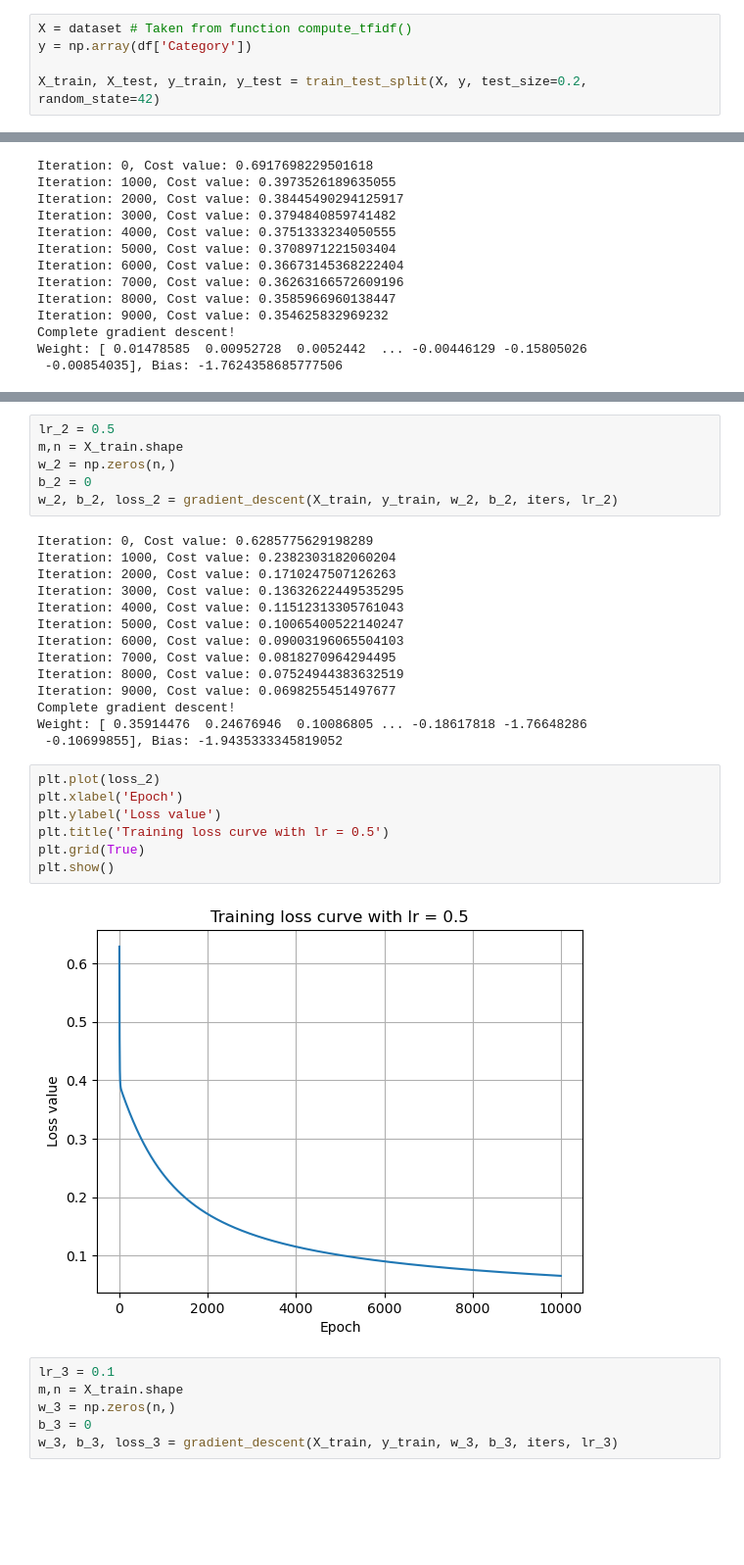
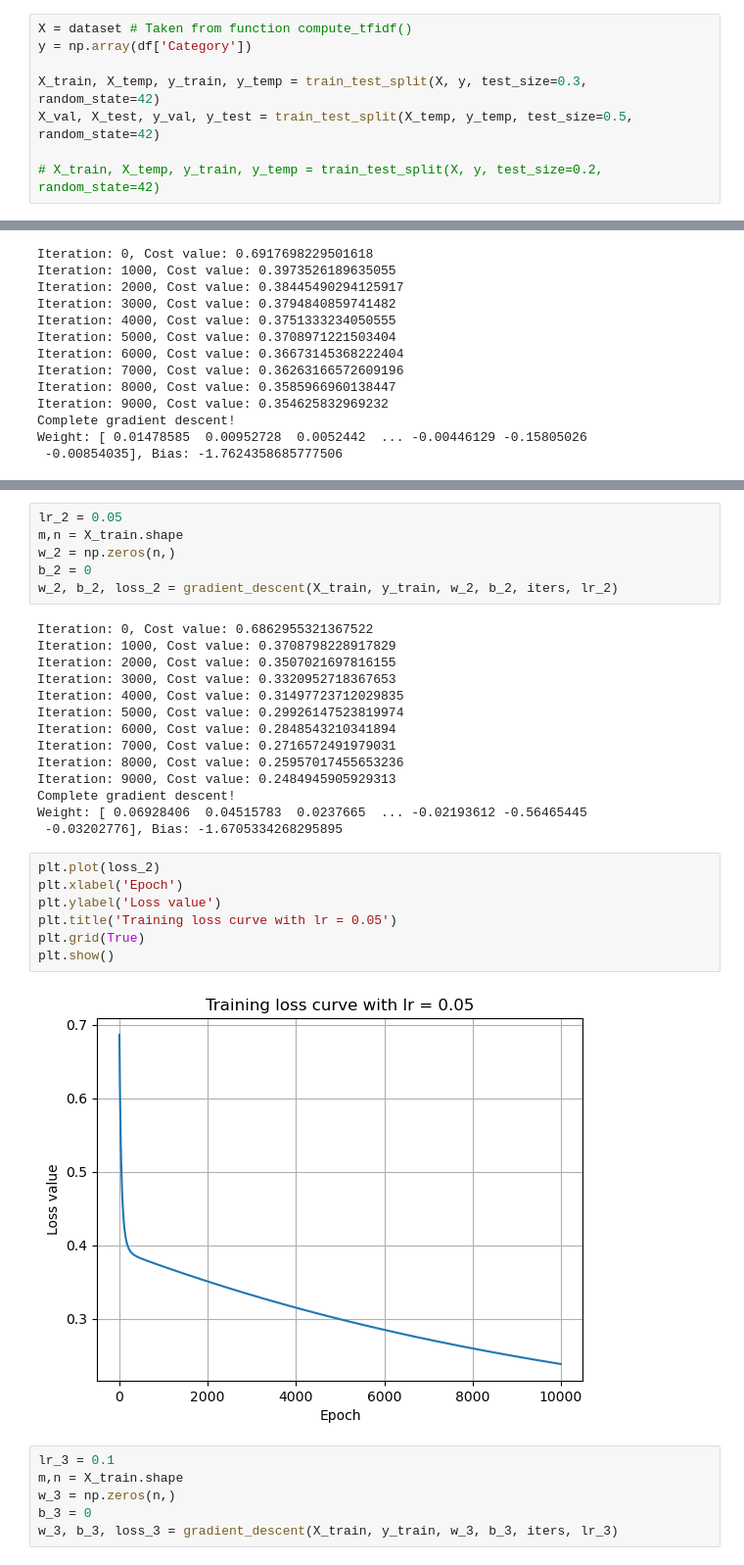
Before and after one commit to quangminh141005/Midterm_Machine_learning, a Jupyter notebook: Spam_mail/Spam_mail.ipynb, the cells around one changed output, grey strips where cells are left out. Shown at 98% size. Saved outputs shown, nothing was run; the diff lists cells and outputs as text; blank space fills up the shorter version.

```diff
--- a/Spam_mail/Spam_mail.ipynb
+++ b/Spam_mail/Spam_mail.ipynb
@@ -180,7 +180,10 @@ def check_threshold(x, threshold):
 X = dataset # Taken from function compute_tfidf()
 y = np.array(df['Category'])
 
-X_train, X_test, y_train, y_test = train_test_split(X, y, test_size=0.2, random_state=42)
+X_train, X_temp, y_train, y_temp = train_test_split(X, y, test_size=0.3, random_state=42)
+X_val, X_test, y_val, y_test = train_test_split(X_temp, y_temp, test_size=0.5, random_state=42)
+
+# X_train, X_temp, y_train, y_temp = train_test_split(X, y, test_size=0.2, random_state=42)
 # %%
 iters = 10000
 lr_1 = 0.01
@@ -218,32 +219,32 @@ plt.show()
 # %%
-lr_2 = 0.5
+lr_2 = 0.05
 m,n = X_train.shape
 w_2 = np.zeros(n,)
 b_2 = 0
 w_2, b_2, loss_2 = gradient_descent(X_train, y_train, w_2, b_2, iters, lr_2)
 # %% [output]
-Iteration: 0, Cost value: 0.6285775629198289
-Iteration: 1000, Cost value: 0.2382303182060204
-Iteration: 2000, Cost value: 0.1710247507126263
-Iteration: 3000, Cost value: 0.13632622449535295
-Iteration: 4000, Cost value: 0.11512313305761043
-Iteration: 5000, Cost value: 0.10065400522140247
-Iteration: 6000, Cost value: 0.09003196065504103
-Iteration: 7000, Cost value: 0.0818270964294495
-Iteration: 8000, Cost value: 0.07524944383632519
-Iteration: 9000, Cost value: 0.0698255451497677
+Iteration: 0, Cost value: 0.6862955321367522
+Iteration: 1000, Cost value: 0.3708798228917829
+Iteration: 2000, Cost value: 0.3507021697816155
+Iteration: 3000, Cost value: 0.3320952718367653
+Iteration: 4000, Cost value: 0.31497723712029835
+Iteration: 5000, Cost value: 0.29926147523819974
+Iteration: 6000, Cost value: 0.2848543210341894
+Iteration: 7000, Cost value: 0.2716572491979031
+Iteration: 8000, Cost value: 0.25957017455653236
+Iteration: 9000, Cost value: 0.2484945905929313
 Complete gradient descent!
-Weight: [ 0.35914476  0.24676946  0.10086805 ... -0.18617818 -1.76648286
- -0.10699855], Bias: -1.9435333345819052
+Weight: [ 0.06928406  0.04515783  0.0237665  ... -0.02193612 -0.56465445
+ -0.03202776], Bias: -1.6705334268295895
 # %%
 plt.plot(loss_2)
 plt.xlabel('Epoch')
 plt.ylabel('Loss value')
-plt.title('Training loss curve with lr = 0.5')
+plt.title('Training loss curve with lr = 0.05')
 plt.grid(True)
 plt.show()
 # %% [output]
-[figure, old version]
+[figure, new version]
 # %%
 lr_3 = 0.1
 m,n = X_train.shape
```
Also changed, not shown: parts of 13 cells of this notebook.
